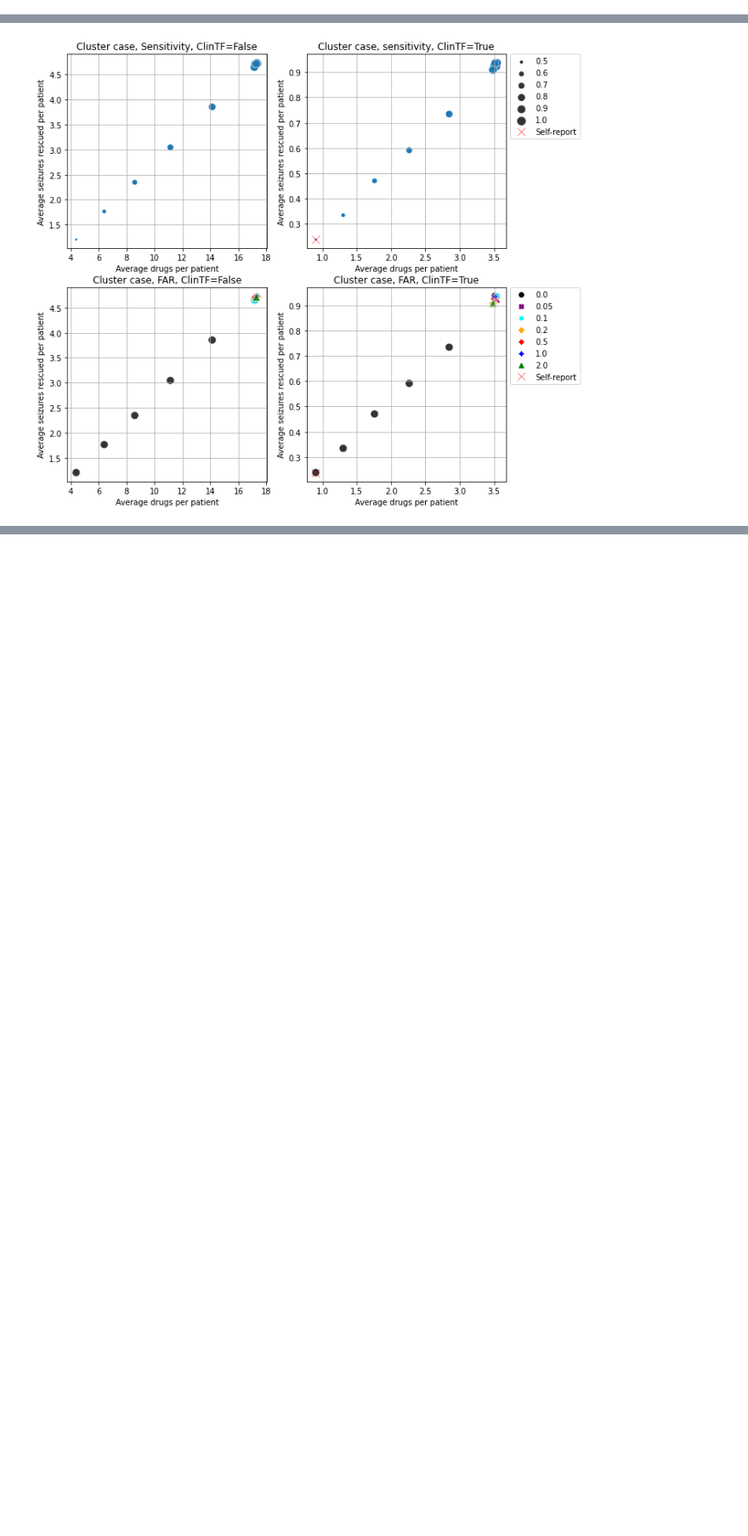
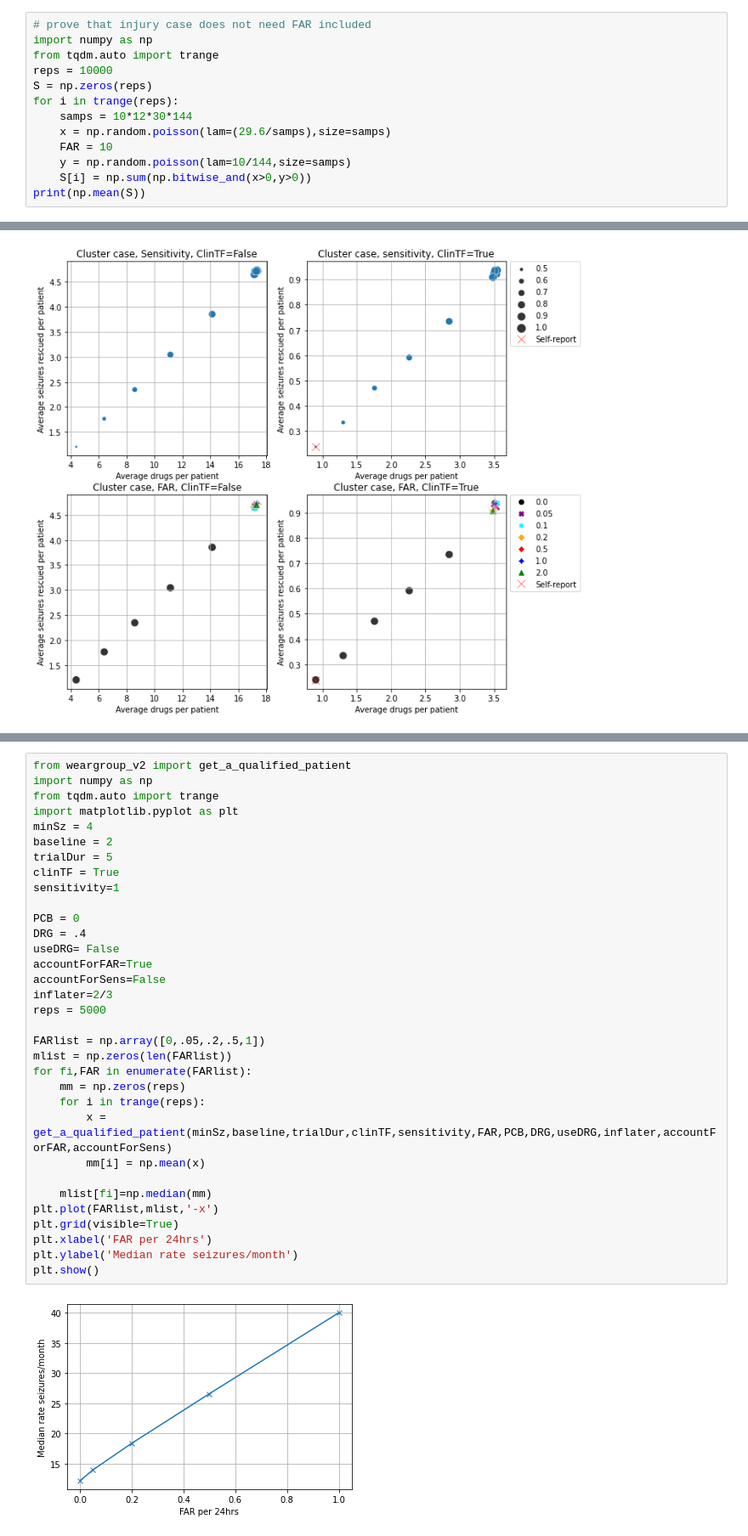
Before and after one commit to GoldenholzLab/WEARsimulator, a Jupyter notebook: wear-paper-v3.ipynb, the cells around one changed output, grey strips where cells are left out. Shown: that part at 85% size. Cells and saved outputs as stored; diff of their text form; blank space fills up the shorter version.

```diff
--- a/wear-paper-v3.ipynb
+++ b/wear-paper-v3.ipynb
@@ -28,0 +29,13 @@ plot_the_clinic_sets('clinicMonster.csv','clinicMonster_i.csv','Figure3-clinic_c
+# %%
+# prove that injury case does not need FAR included
+import numpy as np
+from tqdm.auto import trange
+reps = 10000
+S = np.zeros(reps)
+for i in trange(reps):
+    samps = 10*12*30*144
+    x = np.random.poisson(lam=(29.6/samps),size=samps)
+    FAR = 10
+    y = np.random.poisson(lam=10/144,size=samps)
+    S[i] = np.sum(np.bitwise_and(x>0,y>0))
+print(np.mean(S))
@@ -292,0 +282,35 @@ Inflater = 100
+# %%
+from weargroup_v2 import get_a_qualified_patient
+import numpy as np
+from tqdm.auto import trange
+import matplotlib.pyplot as plt
+minSz = 4
+baseline = 2
+trialDur = 5
+clinTF = True
+sensitivity=1
+
+PCB = 0
+DRG = .4
+useDRG= False
+accountForFAR=True
+accountForSens=False
+inflater=2/3
+reps = 5000
+
+FARlist = np.array([0,.05,.2,.5,1])
+mlist = np.zeros(len(FARlist))
+for fi,FAR in enumerate(FARlist):
+    mm = np.zeros(reps)
+    for i in trange(reps):
+        x = get_a_qualified_patient(minSz,baseline,trialDur,clinTF,sensitivity,FAR,PCB,DRG,useDRG,inflater,accountForFAR,accountForSens)
+        mm[i] = np.mean(x)
+
+    mlist[fi]=np.median(mm)
+plt.plot(FARlist,mlist,'-x')
+plt.grid(visible=True)
+plt.xlabel('FAR per 24hrs')
+plt.ylabel('Median rate seizures/month')
+plt.show()
+# %% [output]
+[figure, added]
```
Also changed, not shown: parts of 7 cells of this notebook, 3 other files.
